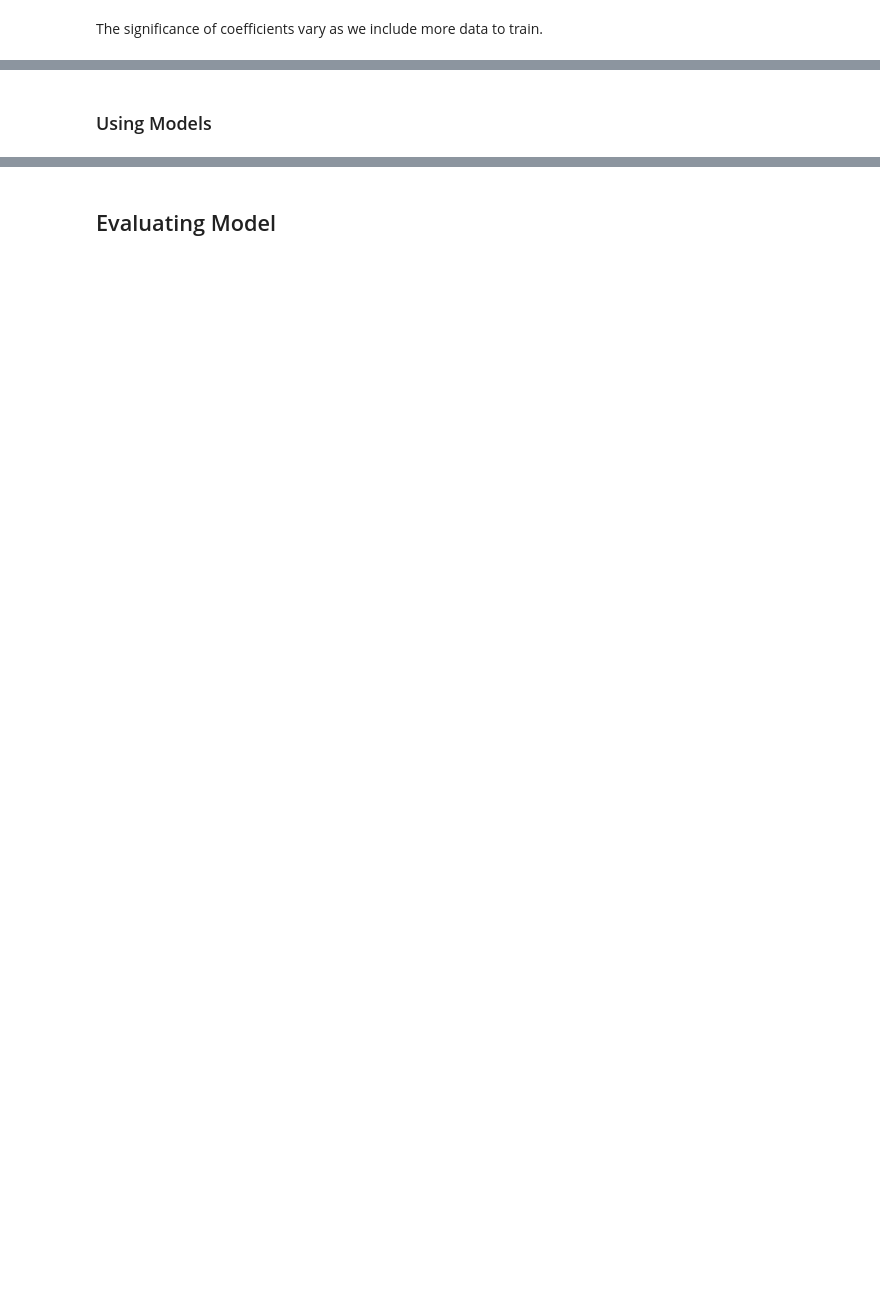
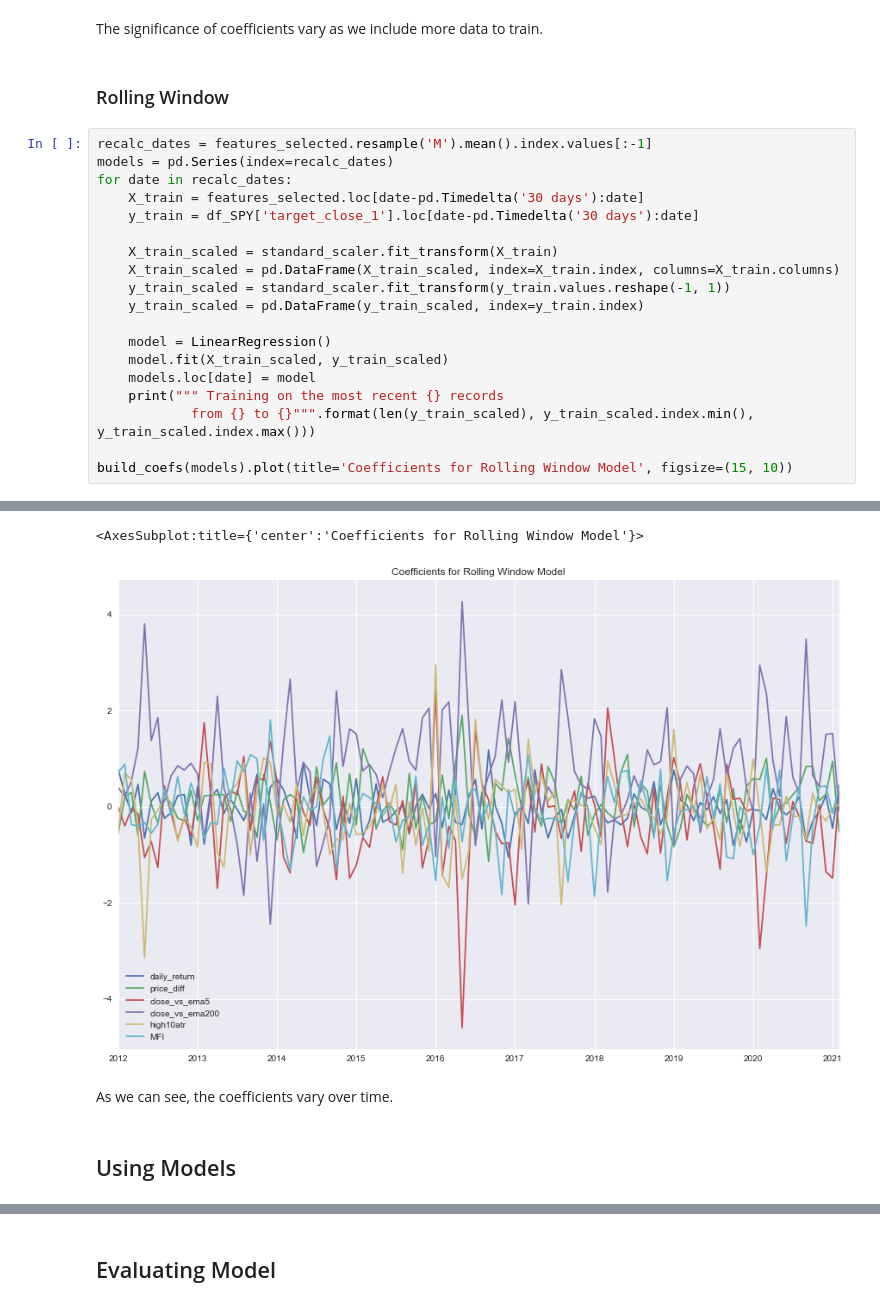
Before and after one commit to es-g/stock_price_indicator, a Jupyter notebook: Stock_price_predictor.ipynb, the cells around one changed output, grey strips where cells are left out. Saved outputs shown, nothing was run; the diff lists cells and outputs as text; blank space fills up the shorter version.

```diff
--- a/Stock_price_predictor.ipynb
+++ b/Stock_price_predictor.ipynb
@@ -452,2 +518,24 @@ build_coefs(models).plot(title='Coefficients for Expanding Window Model')
 # %% [markdown]
 The significance of coefficients vary as we include more data to train.
+# %% [markdown]
+### Rolling Window
+# %%
+recalc_dates = features_selected.resample('M').mean().index.values[:-1]
+models = pd.Series(index=recalc_dates)
+for date in recalc_dates:
+    X_train = features_selected.loc[date-pd.Timedelta('30 days'):date]
+    y_train = df_SPY['target_close_1'].loc[date-pd.Timedelta('30 days'):date]
+
+    X_train_scaled = standard_scaler.fit_transform(X_train)
+    X_train_scaled = pd.DataFrame(X_train_scaled, index=X_train.index, columns=X_train.columns)
+    y_train_scaled = standard_scaler.fit_transform(y_train.values.reshape(-1, 1))
+    y_train_scaled = pd.DataFrame(y_train_scaled, index=y_train.index)
+
+    model = LinearRegression()
+    model.fit(X_train_scaled, y_train_scaled)
+    models.loc[date] = model
+    print(""" Training on the most recent {} records
+            from {} to {}""".format(len(y_train_scaled), y_train_scaled.index.min(), y_train_scaled.index.max()))
+
+build_coefs(models).plot(title='Coefficients for Rolling Window Model', figsize=(15, 10))
+# %% [output]
@@ -454,2 +559,6 @@ The significance of coefficients vary as we include more data to train.
+<AxesSubplot:title={'center':'Coefficients for Rolling Window Model'}>
+[figure, added]
+# %% [markdown]
+As we can see, the coefficients vary over time.
 # %% [markdown]
-### Using Models
+## Using Models
```
Also changed, not shown: parts of 65 cells of this notebook.
